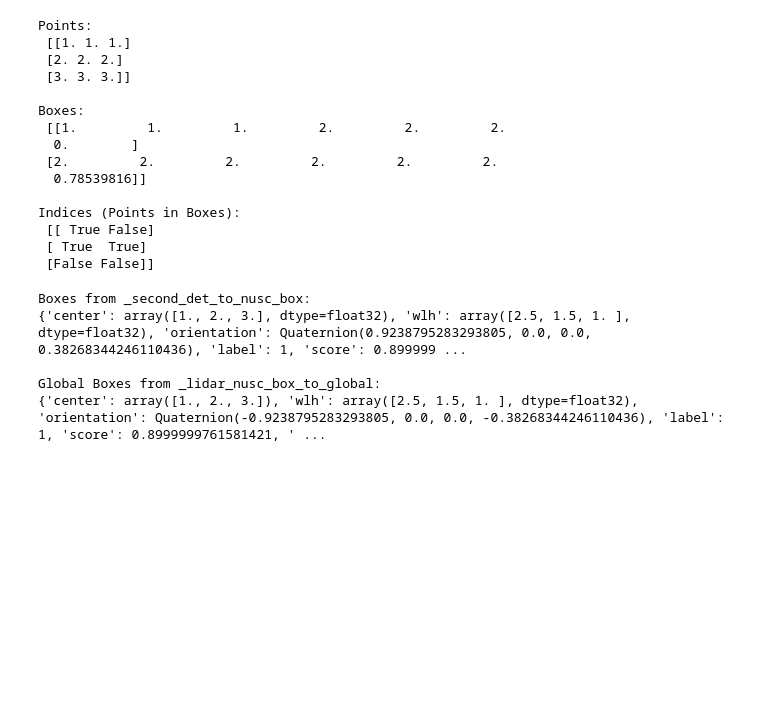
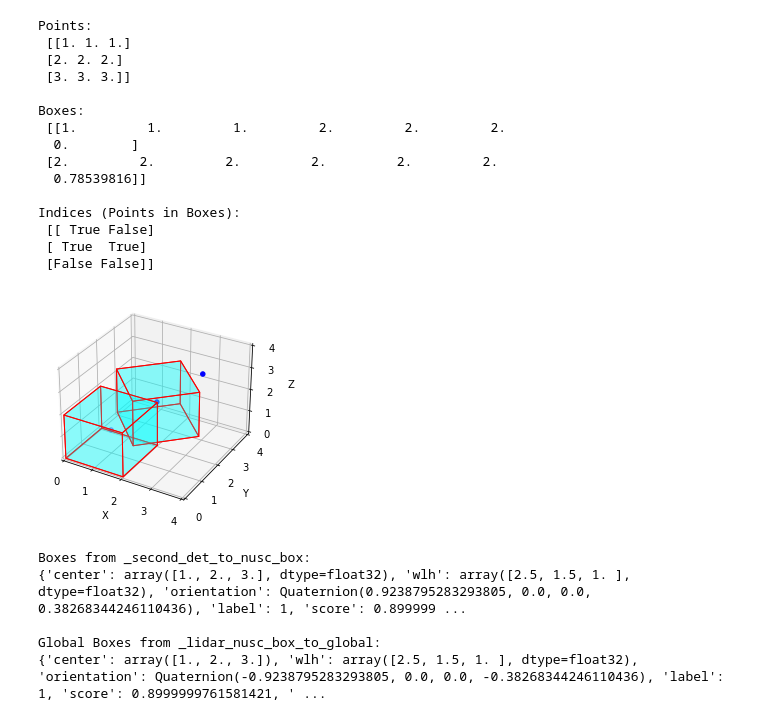
Before and after one commit to AIR-UFG/pillarnext_explained, a Jupyter notebook: nbs/00_dataset.ipynb, the cells around one changed output. Drawn from its saved outputs; the diff is of its cells as text; code cells hidden in the pictures; blank space fills up the shorter version.

```diff
--- a/nbs/00_dataset.ipynb
+++ b/nbs/00_dataset.ipynb
@@ -95,3 +130,26 @@ Indices (Points in Boxes):
+# %%
+#|eval: false
+# Visualization
+fig = plt.figure()
+ax = fig.add_subplot(111, projection='3d')
+
+# Plot points
+ax.scatter(points[:, 0], points[:, 1], points[:, 2], c='blue', marker='o')
+
+# Plot boxes
+plot_boxes(ax, boxes)
+
+# Set plot labels and limits
+ax.set_xlabel('X')
+ax.set_ylabel('Y')
+ax.set_zlabel('Z')
+ax.set_xlim(0, 4)
+ax.set_ylim(0, 4)
+ax.set_zlim(0, 4)
+
+plt.show()
+# %% [output]
+[figure, added]
 # %%
 #| export
 class BaseDataset(Dataset):
```
Also changed, not shown: parts of 9 cells of this notebook, 1 other file.
